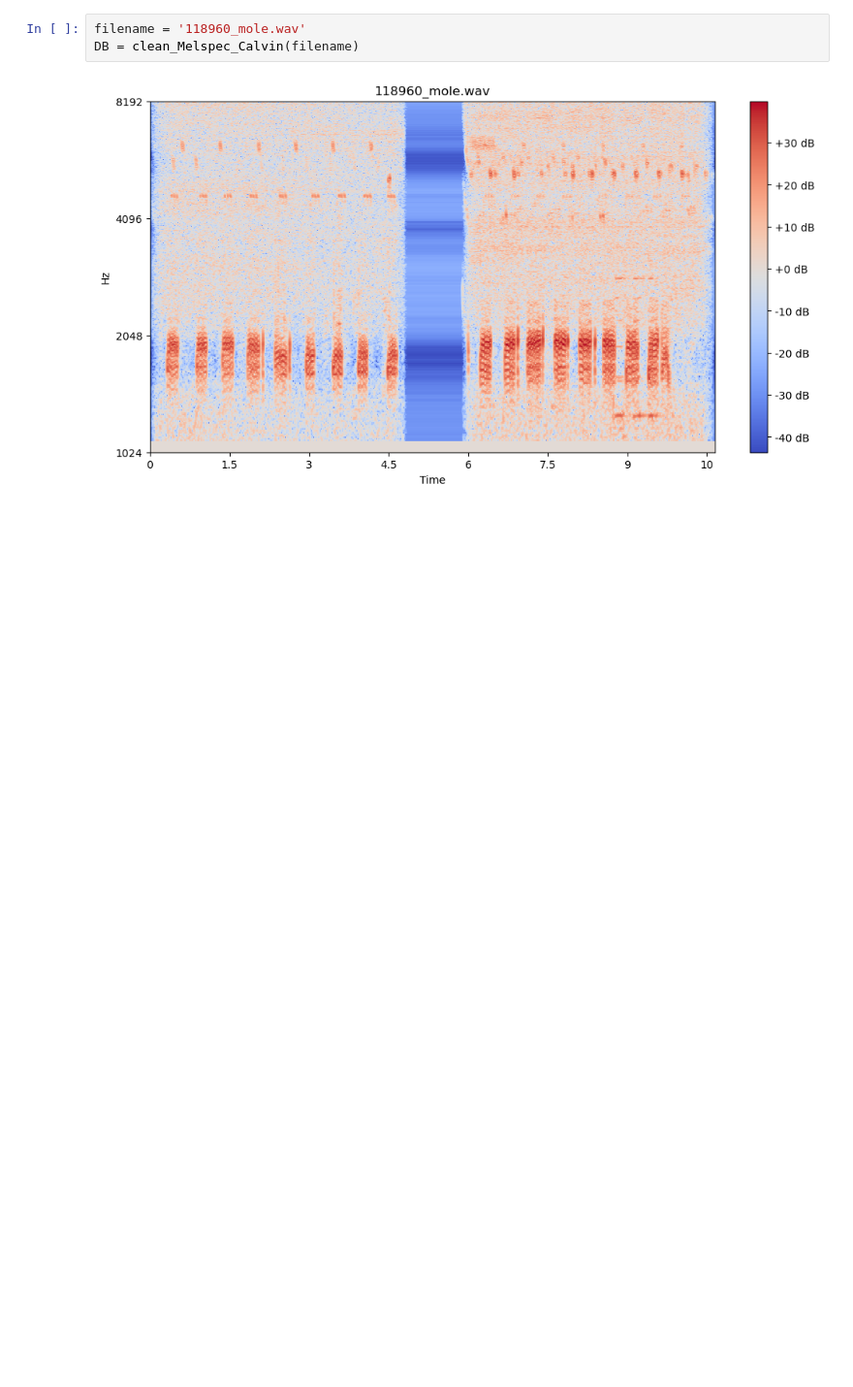
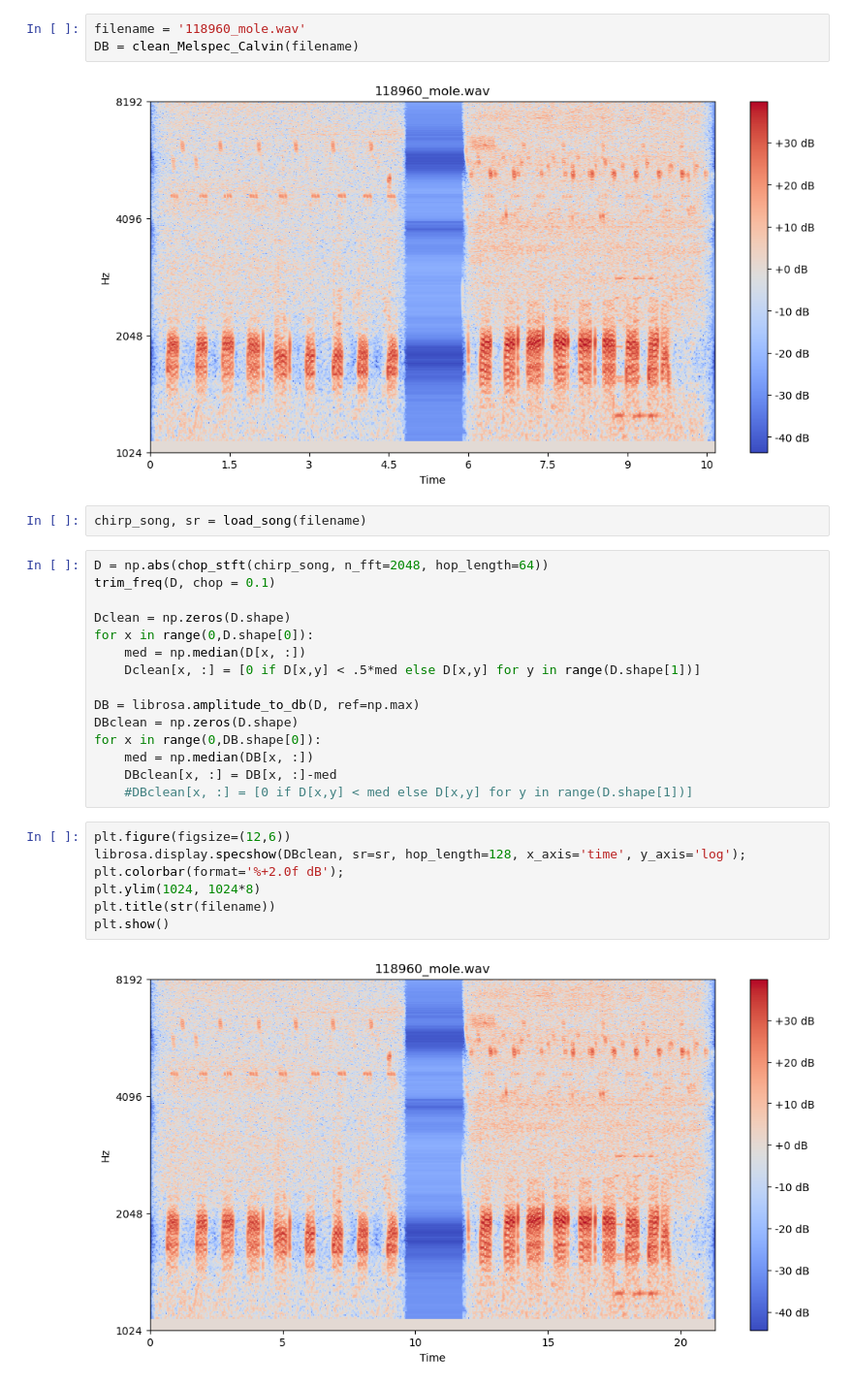
Before and after one commit to andrewcmerwin/ChirpChecker, a Jupyter notebook: librosa_Caleb.ipynb, the cells around one changed output. Shown at 97% size. Saved outputs shown, nothing was run; the diff lists cells and outputs as text; blank space fills up the shorter version.

```diff
--- a/librosa_Caleb.ipynb
+++ b/librosa_Caleb.ipynb
@@ -191,3 +187,29 @@ filename = '118960_mole.wav'
 DB = clean_Melspec_Calvin(filename)
 # %% [output]
 [figure]
+# %%
+chirp_song, sr = load_song(filename)
+# %%
+D = np.abs(chop_stft(chirp_song, n_fft=2048, hop_length=64))
+trim_freq(D, chop = 0.1)
+
+Dclean = np.zeros(D.shape)
+for x in range(0,D.shape[0]):
+    med = np.median(D[x, :])
+    Dclean[x, :] = [0 if D[x,y] < .5*med else D[x,y] for y in range(D.shape[1])]
+
+DB = librosa.amplitude_to_db(D, ref=np.max)
+DBclean = np.zeros(D.shape)
+for x in range(0,DB.shape[0]):
+    med = np.median(DB[x, :])
+    DBclean[x, :] = DB[x, :]-med
+    #DBclean[x, :] = [0 if D[x,y] < med else D[x,y] for y in range(D.shape[1])]
+# %%
+plt.figure(figsize=(12,6))
+librosa.display.specshow(DBclean, sr=sr, hop_length=128, x_axis='time', y_axis='log');
+plt.colorbar(format='%+2.0f dB');
+plt.ylim(1024, 1024*8)
+plt.title(str(filename))
+plt.show()
+# %% [output]
+[figure, added]
```
Also changed, not shown: parts of 9 cells of this notebook.
